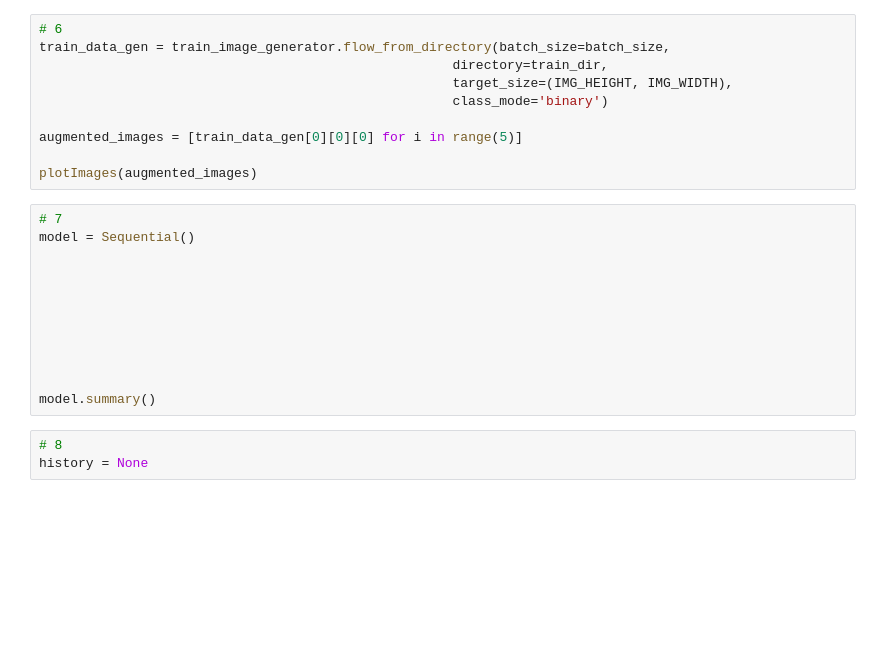
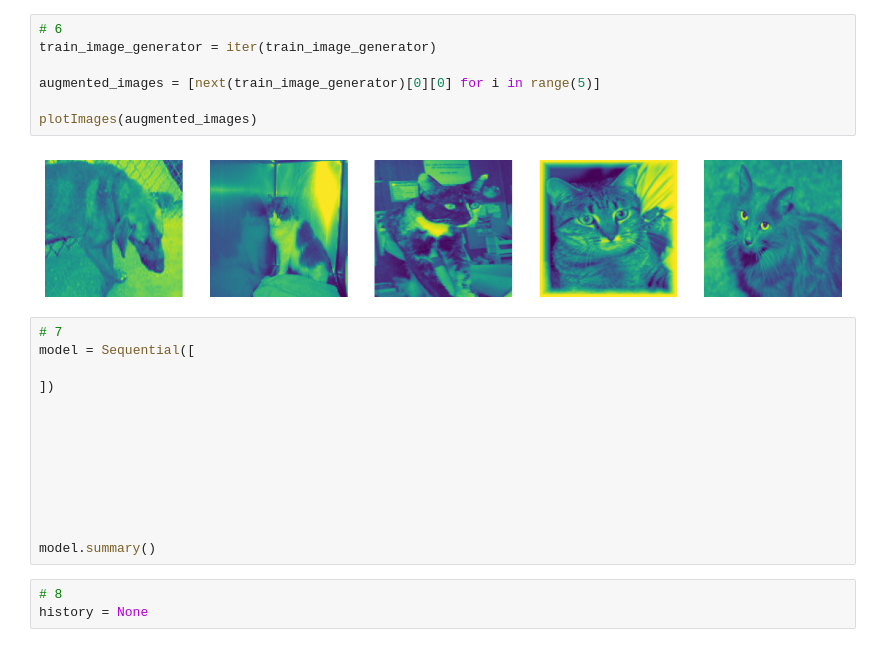
Before and after one commit to jtmonroe/FreeCodeCamp-MachineLearning, a Jupyter notebook: fcc_cat_dog.ipynb, the cells around one changed output. Saved outputs shown, nothing was run; the diff lists cells and outputs as text; blank space fills up the shorter version.

```diff
--- a/fcc_cat_dog.ipynb
+++ b/fcc_cat_dog.ipynb
@@ -73,16 +113,17 @@ train_image_generator = None
 # %%
 # 6
-train_data_gen = train_image_generator.flow_from_directory(batch_size=batch_size,
-                                                     directory=train_dir,
-                                                     target_size=(IMG_HEIGHT, IMG_WIDTH),
-                                                     class_mode='binary')
+train_image_generator = iter(train_image_generator)
 
-augmented_images = [train_data_gen[0][0][0] for i in range(5)]
+augmented_images = [next(train_image_generator)[0][0] for i in range(5)]
 
 plotImages(augmented_images)
+# %% [output]
+[figure, added]
 # %%
 # 7
-model = Sequential()
+model = Sequential([
+
+])
 
 
 
```
Also changed, not shown: parts of 8 cells of this notebook.
